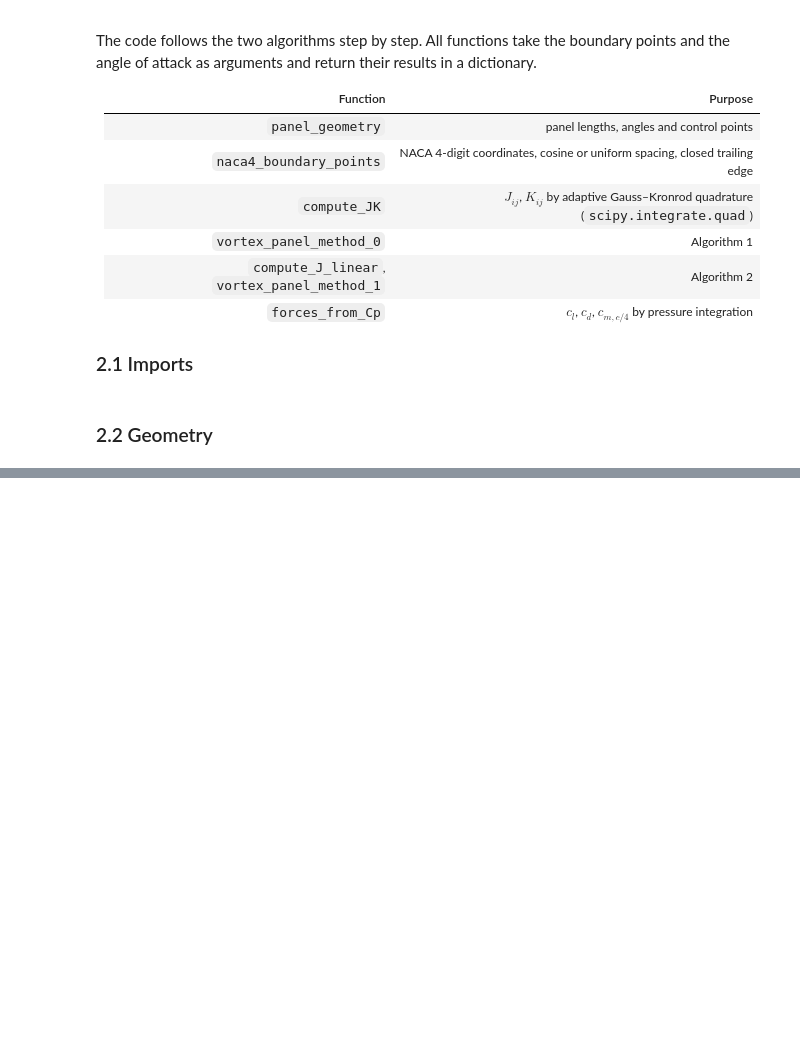
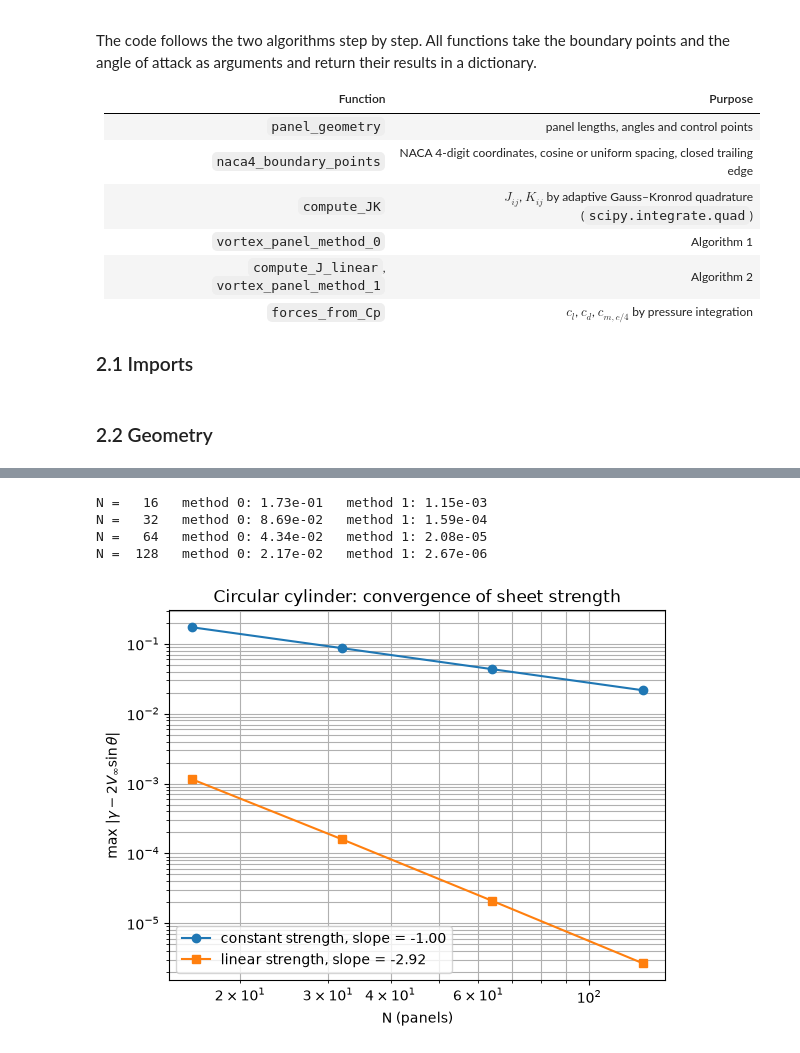
Before and after one commit to aneeshasokan710/AE611_2026, a Jupyter notebook: Vortex Panel.ipynb, the cells around one changed output, grey strips where cells are left out. Saved outputs shown, nothing was run; the diff lists cells and outputs as text; code cells hidden in the pictures; blank space fills up the shorter version.

```diff
--- a/Vortex Panel.ipynb
+++ b/Vortex Panel.ipynb
@@ -149,0 +372,26 @@ def naca4_boundary_points(code, N, spacing='cosine'):
+# %%
+Ns = [16, 32, 64, 128]
+err0, err1 = [], []
+for N in Ns:
+    XB, YB = cylinder_boundary_points(N)
+    r0 = vortex_panel_method_0(XB, YB, 0.0, kutta=False)
+    th0 = np.arctan2(r0['YC'], r0['XC'])
+    err0.append(np.abs(r0['gamma'] - 2*np.sin(th0)).max())
+    r1 = vortex_panel_method_1(XB, YB, 0.0, kutta=False)
+    th1 = np.arctan2(YB, XB)
+    err1.append(np.abs(r1['gamma'] - 2*np.sin(th1)).max())
+    print(f"N = {N:4d}   method 0: {err0[-1]:.2e}   method 1: {err1[-1]:.2e}")
+
+s0 = np.polyfit(np.log(Ns), np.log(err0), 1)[0]
+s1 = np.polyfit(np.log(Ns), np.log(err1), 1)[0]
+plt.loglog(Ns, err0, 'o-', label=f'constant strength, slope = {s0:.2f}')
+plt.loglog(Ns, err1, 's-', label=f'linear strength, slope = {s1:.2f}')
+plt.xlabel('N (panels)'); plt.ylabel(r'max $|\gamma - 2V_\infty\sin\theta|$')
+plt.title('Circular cylinder: convergence of sheet strength')
+plt.legend(); plt.grid(True, which='both'); plt.show()
+# %% [output]
+N =   16   method 0: 1.73e-01   method 1: 1.15e-03
+N =   32   method 0: 8.69e-02   method 1: 1.59e-04
+N =   64   method 0: 4.34e-02   method 1: 2.08e-05
+N =  128   method 0: 2.17e-02   method 1: 2.67e-06
+[figure, added]
```
Also changed, not shown: parts of 30 cells of this notebook.
